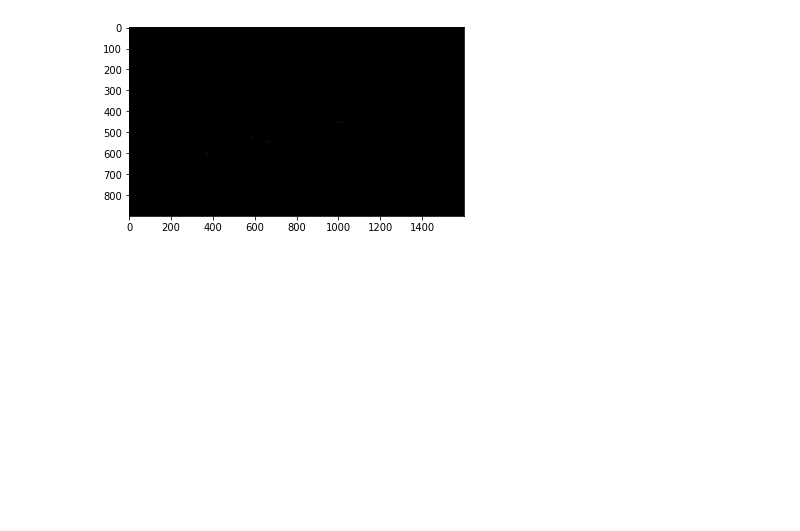
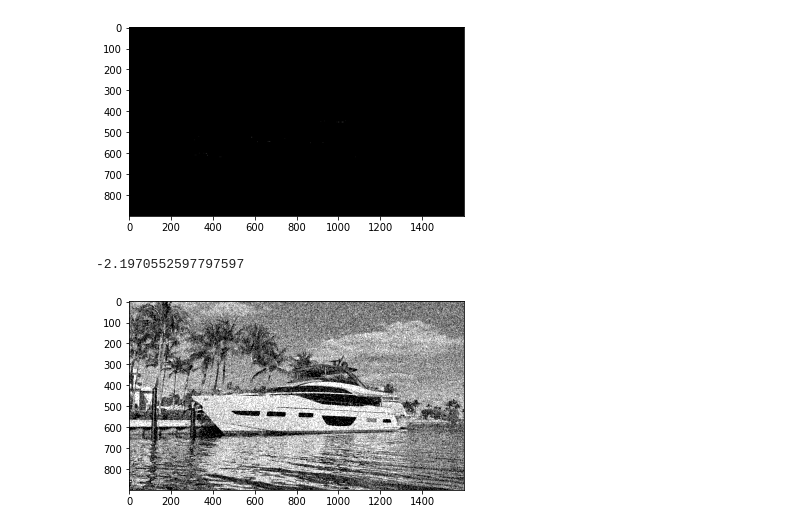
Before and after one commit to nonficti0n/learn_computer_vision, a Jupyter notebook: exercises/00_hello_world/load_images.ipynb, the cells around one changed output. Cells and saved outputs as stored; diff of their text form; code cells hidden in the pictures; blank space fills up the shorter version.

```diff
--- a/exercises/00_hello_world/load_images.ipynb
+++ b/exercises/00_hello_world/load_images.ipynb
@@ -101,3 +101,20 @@ plt.show()
 [figure]
 [figure]
 [figure]
+# %%
+#Add noise
+stdev=0.5
+mean=0
+gauss_noise=np.random.randn(img.shape[0],img.shape[1])*stdev+mean
+
+
+
+img_noised=img.astype(float)/255+gauss_noise
+
+print(np.min(img_noised))
+
+plt.imshow(img_noised,cmap='gray',vmin=0,vmax=1)
+plt.show()
+# %% [output]
+-2.1970552597797597
+[figure, added]
```
Also changed, not shown: parts of 1 cell of this notebook, 2 other files.
